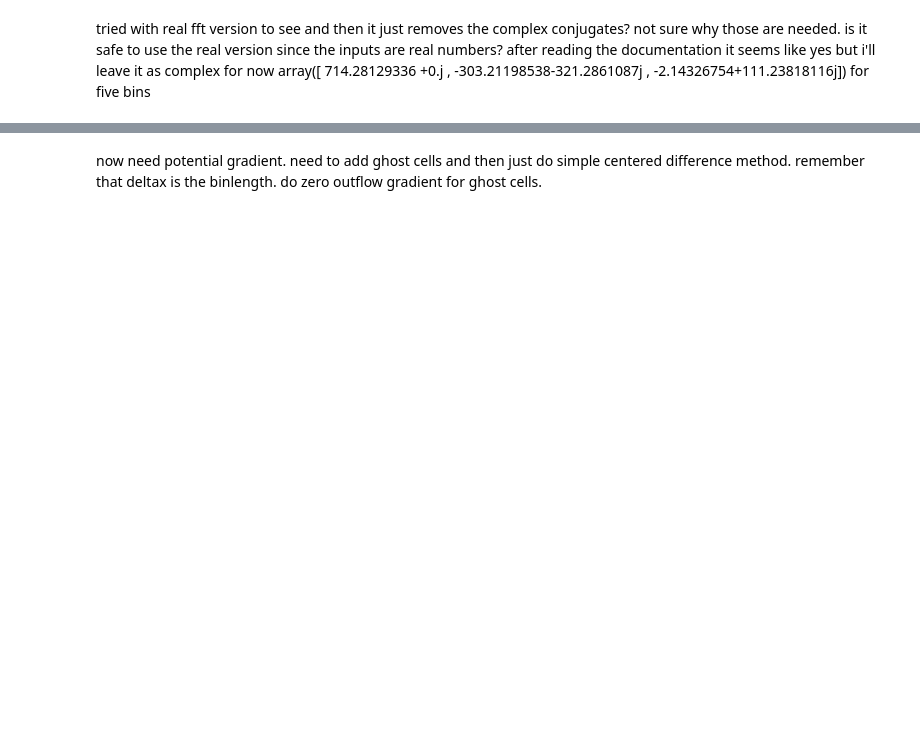
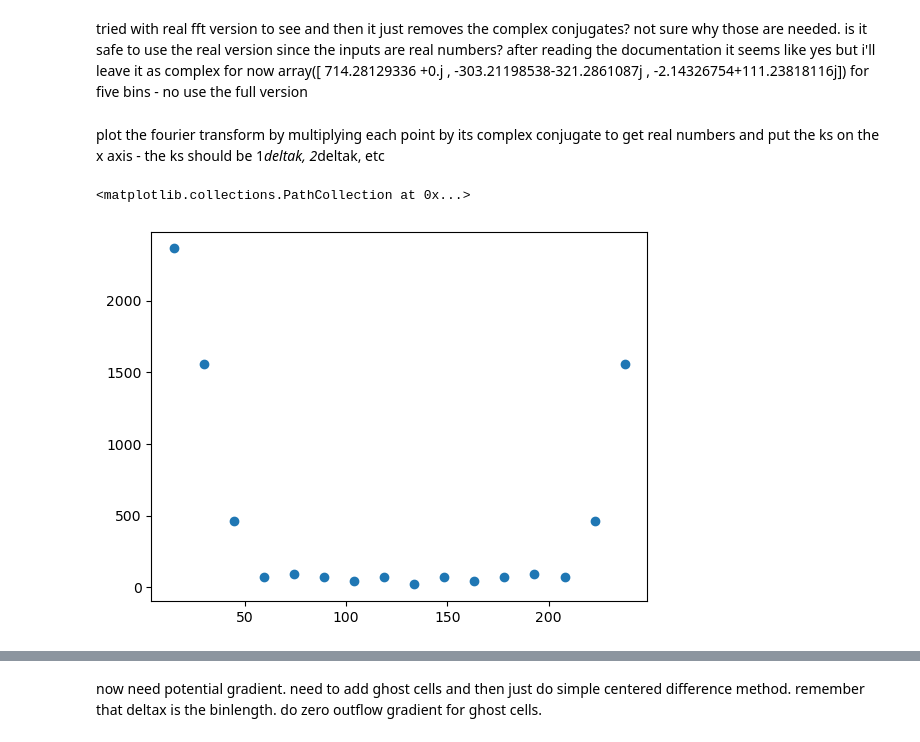
Before and after one commit to sarahedraves/CompMethodsClass, a Jupyter notebook: FFT/fft1D.ipynb, the cells around one changed output, grey strips where cells are left out. Saved outputs shown, nothing was run; the diff lists cells and outputs as text; code cells hidden in the pictures; blank space fills up the shorter version.

```diff
--- a/FFT/fft1D.ipynb
+++ b/FFT/fft1D.ipynb
@@ -9,4 +9,4 @@ points=np.random.normal(size=numpoints)
 # %%
 counts,edges=np.histogram(points,bins=numbins)
 # %%
-binlength=(edges[1]-edges[0])
+deltax=(edges[1]-edges[0])
@@ -20,3 +24,5 @@ plt.stairs(density,edges)
+# %%
+density=counts/deltax
 # %%
 fftdensity=np.fft.fft(density)
 # %%
@@ -28,9 +39,19 @@ array([ 818.15045202  +0.j        , -436.54657537-153.79242151j,
 # %% [markdown]
 tried with real fft version to see and then it just removes the complex conjugates? not sure why those are needed. is it safe to use the real version since the inputs are real numbers? after reading the documentation it seems like yes but i'll leave it as complex for now
 array([ 714.28129336  +0.j        , -303.21198538-321.2861087j ,
-         -2.14326754+111.23818116j]) for five bins
+         -2.14326754+111.23818116j]) for five bins - no use the full version
 # %%
-k=2*np.pi/numbins
+deltak=2*np.pi/deltax
+# %% [markdown]
+plot the fourier transform by multiplying each point by its complex conjugate to get real numbers and put the ks on the x axis - the ks should be 1*deltak, 2*deltak, etc
+# %%
+k=np.arange(1,numbins+1)
+k=k*deltak
+# %%
+plt.scatter(k,np.absolute(fftdensity))
+# %% [output]
+<matplotlib.collections.PathCollection at 0x...>
+[figure, added]
 # %%
 fftpotential=fftdensity*(-1/k**2)
 # %%
```
Also changed, not shown: parts of 17 cells of this notebook.
